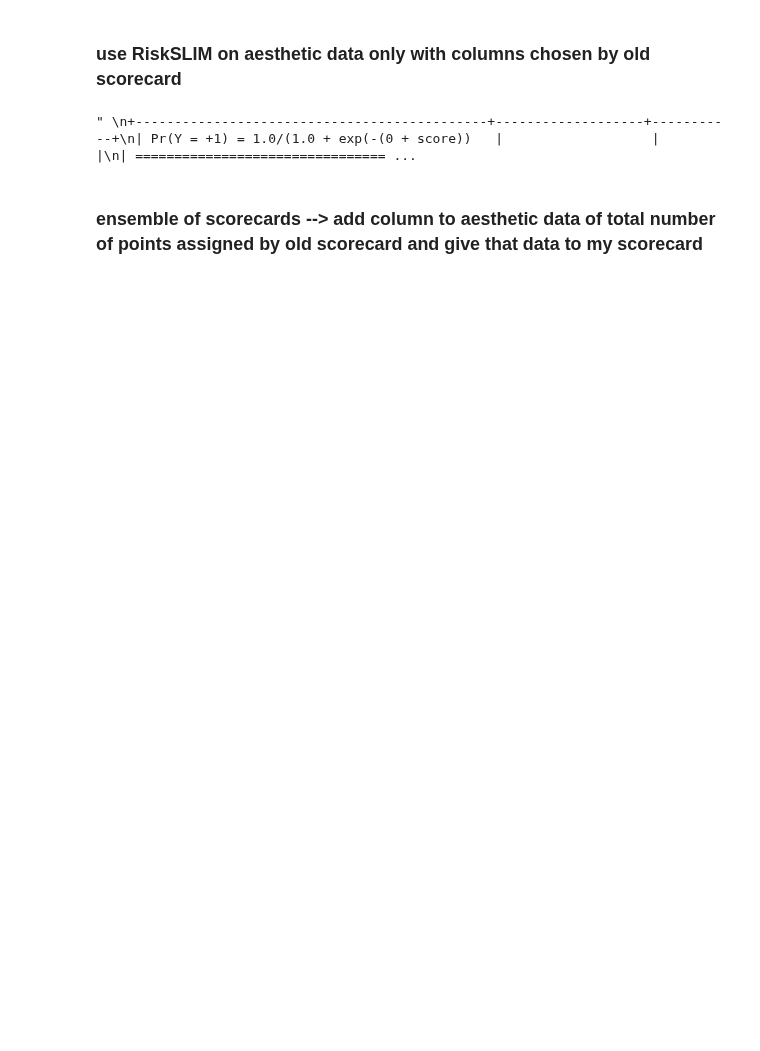
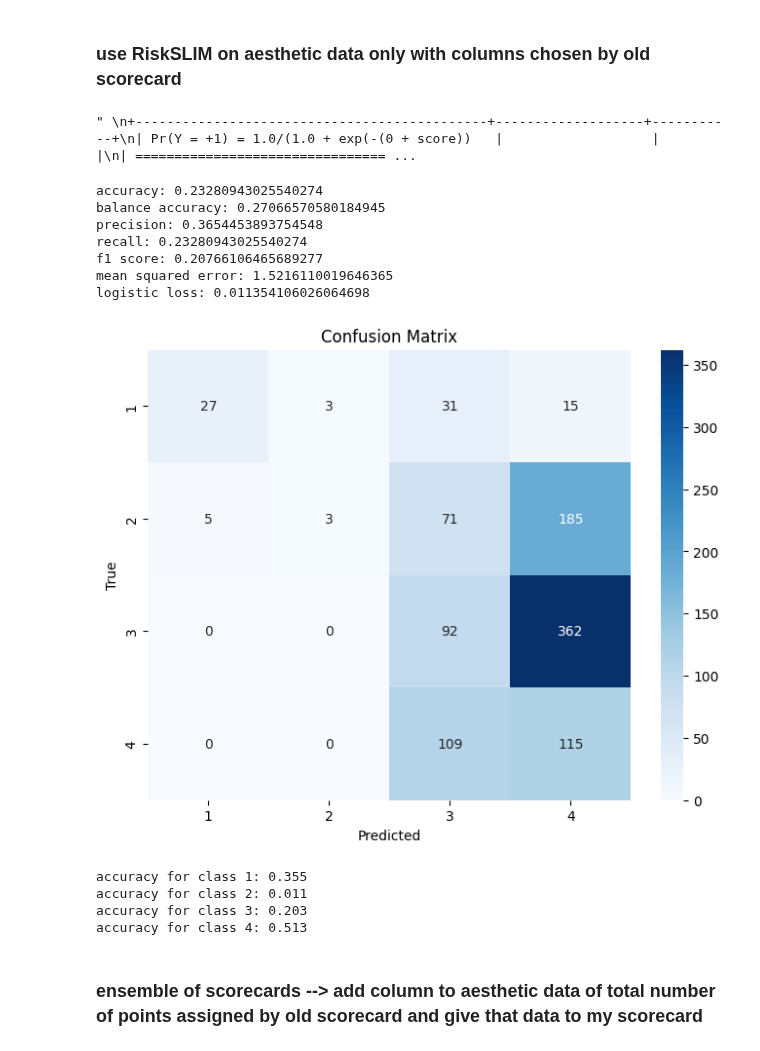
Before and after one commit to mafits/opt-ordinal-scorecards, a Jupyter notebook: old_scorecard.ipynb, the cells around one changed output. Drawn from its saved outputs; the diff is of its cells as text; code cells hidden in the pictures; blank space fills up the shorter version.

Commit message:
test with old scorecard scores

```diff
--- a/old_scorecard.ipynb
+++ b/old_scorecard.ipynb
@@ -161,3 +239,26 @@ encoded_X.to_csv('datasets/riskslim/aesthetic_old_scorecard.csv', index=False)
+# %%
+points_list = [-0.13933046, -1.23123677,  1.55182841,  2.87372761, -0.13350869,
+        0.09458333,  0.50473512, -1.98096145, -0.85542722]
+intercept = points_list[0] # the first element is the intercept
+points_list = points_list[1:]
+
+encoded_X = encoded_X.drop(columns=['target'])
+
+# evaluate the model
+evaluate_riskslim_model(points_list, SBC(), encoded_X, train_y, intercept)
+# %% [output]
+accuracy: 0.23280943025540274
+balance accuracy: 0.27066570580184945
+precision: 0.3654453893754548
+recall: 0.23280943025540274
+f1 score: 0.20766106465689277
+mean squared error: 1.5216110019646365
+logistic loss: 0.011354106026064698
+[figure, added]
+accuracy for class 1: 0.355
+accuracy for class 2: 0.011
+accuracy for class 3: 0.203
+accuracy for class 4: 0.513
 # %% [markdown]
 ### ensemble of scorecards --> add column to aesthetic data of total number of points assigned by old scorecard and give that data to my scorecard
 # %%
```
Also changed, not shown: parts of 5 cells of this notebook, 2 other files.
